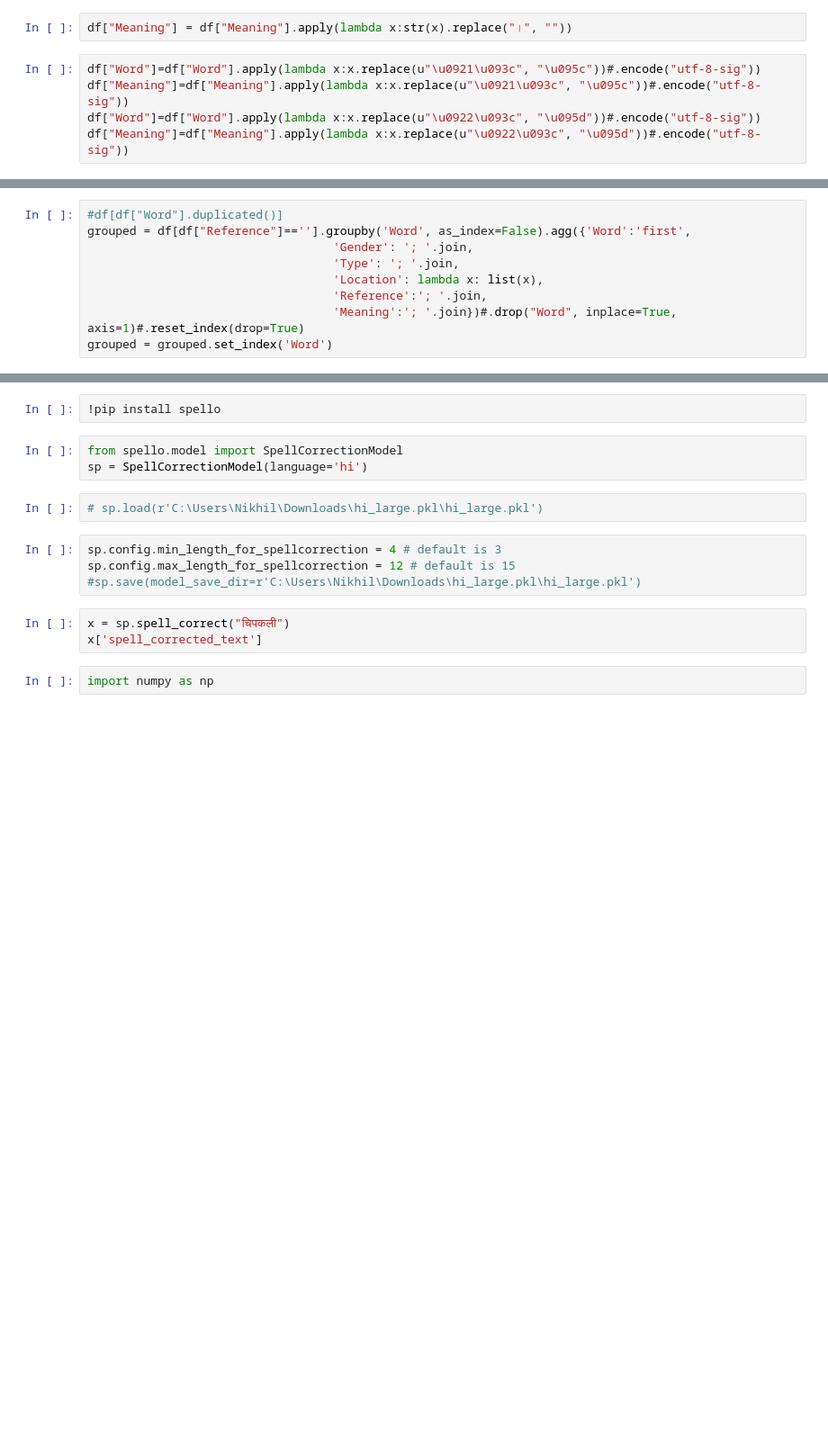
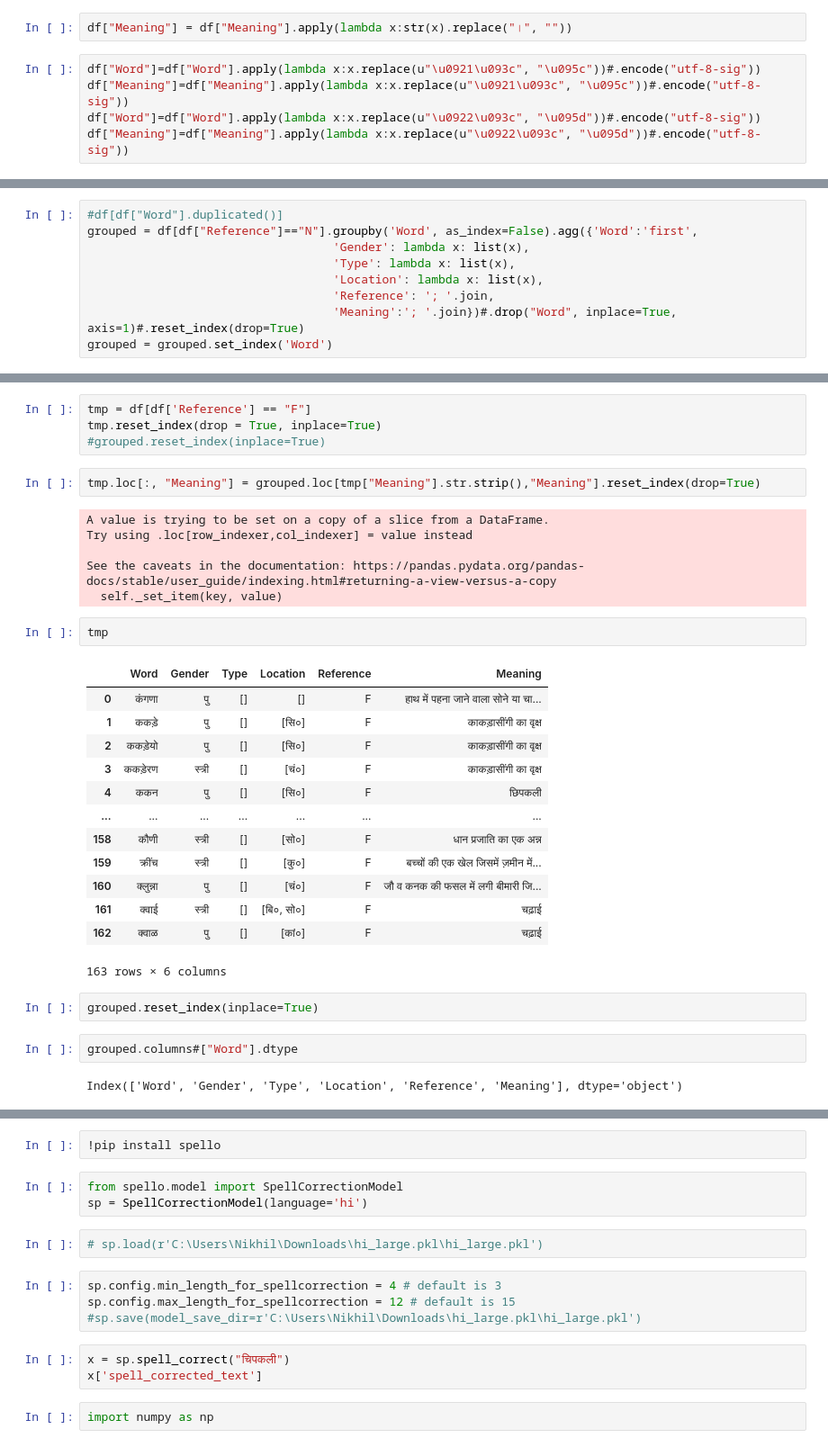
Before and after one commit to nik9hil/NLP-for-Regional-Languages, a Jupyter notebook: NLP for Regional Languages.ipynb, the cells around one changed output, grey strips where cells are left out. Shown at 90% size. Saved outputs shown, nothing was run; the diff lists cells and outputs as text; blank space fills up the shorter version.

Commit message:
Dictionary Data Pre-processing
Working towards generic code to process dictionary data

```diff
--- a/NLP for Regional Languages.ipynb
+++ b/NLP for Regional Languages.ipynb
@@ -119,9 +146,9 @@ df[df['Reference'] == ''].shape
 # %%
 #df[df["Word"].duplicated()]
-grouped = df[df["Reference"]==''].groupby('Word', as_index=False).agg({'Word':'first',
-                                   'Gender': '; '.join,
-                                   'Type': '; '.join,
+grouped = df[df["Reference"]=="N"].groupby('Word', as_index=False).agg({'Word':'first',
+                                   'Gender': lambda x: list(x),
+                                   'Type': lambda x: list(x),
                                    'Location': lambda x: list(x),
-                                   'Reference':'; '.join,
+                                   'Reference': '; '.join,
                                    'Meaning':'; '.join})#.drop("Word", inplace=True, axis=1)#.reset_index(drop=True)
 grouped = grouped.set_index('Word')
@@ -128 +189,35 @@ grouped = grouped.set_index('Word')
+# %%
+tmp = df[df['Reference'] == "F"]
+tmp.reset_index(drop = True, inplace=True)
+#grouped.reset_index(inplace=True)
+# %%
+tmp.loc[:, "Meaning"] = grouped.loc[tmp["Meaning"].str.strip(),"Meaning"].reset_index(drop=True)
+# %% [output]
+A value is trying to be set on a copy of a slice from a DataFrame.
+Try using .loc[row_indexer,col_indexer] = value instead
+
+See the caveats in the documentation: https://pandas.pydata.org/pandas-docs/stable/user_guide/indexing.html#returning-a-view-versus-a-copy
+  self._set_item(key, value)
+# %%
+tmp
+# %% [output]
+|  | Word | Gender | Type | Location | Reference | Meaning |
+| 0 | कंगणा | पु | [] | [] | F | हाथ में पहना जाने वाला सोने या चा... |
+| 1 | ककड़े | पु | [] | [सि०] | F | काकड़ासींगी का वृक्ष |
+| 2 | ककड़ेयो | पु | [] | [सि०] | F | काकड़ासींगी का वृक्ष |
+| 3 | ककड़ेरण | स्त्री | [] | [चं०] | F | काकड़ासींगी का वृक्ष |
+| 4 | ककन | पु | [] | [सि०] | F | छिपकली |
+| ... | ... | ... | ... | ... | ... | ... |
+| 158 | कौणी | स्त्री | [] | [सो०] | F | धान प्रजाति का एक अन्न |
+| 159 | क्रींच | स्त्री | [] | [कु०] | F | बच्चों की एक खेल जिसमें ज़मीन में... |
+| 160 | क्लुन्ना | पु | [] | [चं०] | F | जौ व कनक की फसल में लगी बीमारी जि... |
+| 161 | क्वाई | स्त्री | [] | [बि०, सो०] | F | चढ़ाई |
+| 162 | क्वाळ | पु | [] | [कां०] | F | चढ़ाई |
+163 rows × 6 columns
+# %%
+grouped.reset_index(inplace=True)
+# %%
+grouped.columns#["Word"].dtype
+# %% [output]
+Index(['Word', 'Gender', 'Type', 'Location', 'Reference', 'Meaning'], dtype='object')
 # %%
```
Also changed, not shown: parts of 52 cells of this notebook.
